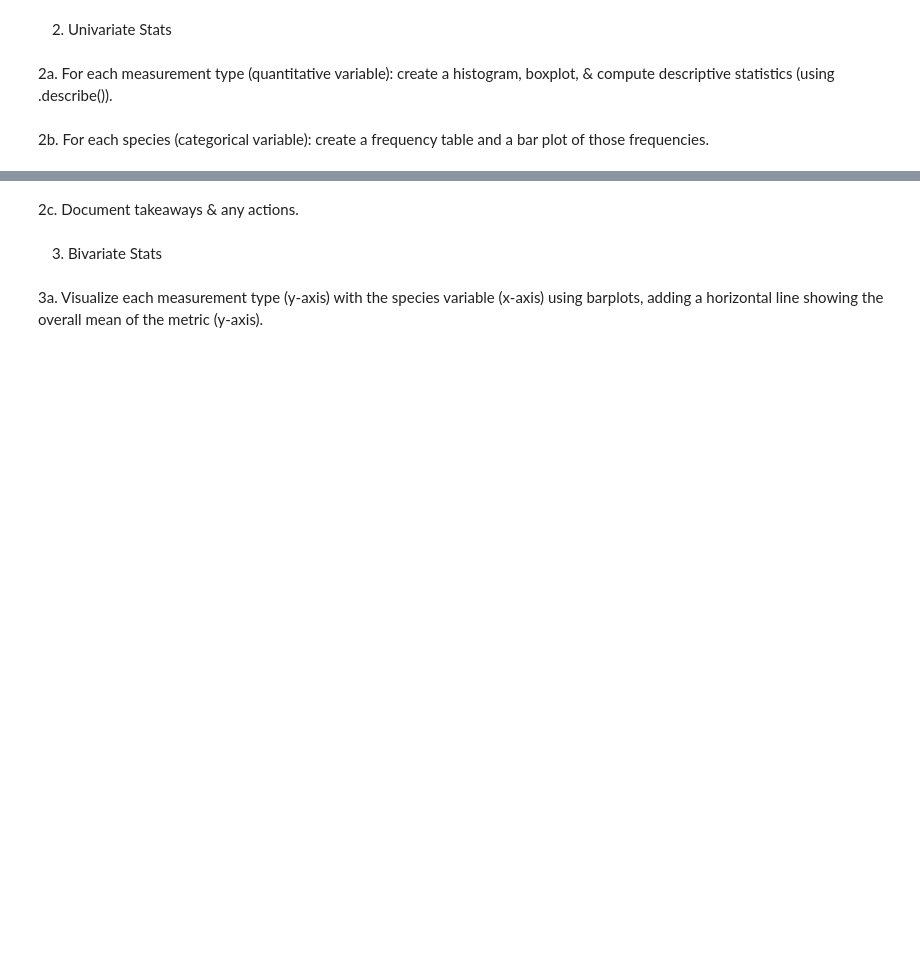
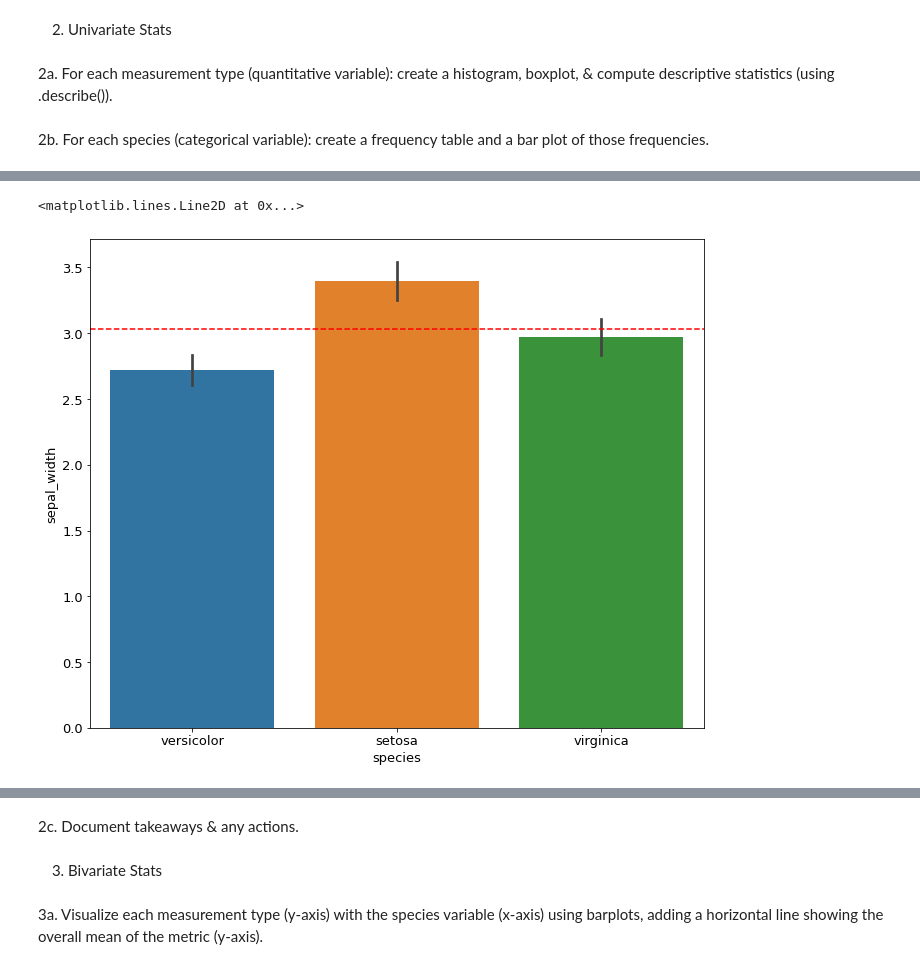
Before and after one commit to Tyler-Applegate/classification-exercises, a Jupyter notebook: classification_exercises.ipynb, the cells around one changed output, grey strips where cells are left out. Cells and saved outputs as stored; diff of their text form; code cells hidden in the pictures; blank space fills up the shorter version.

```diff
--- a/classification_exercises.ipynb
+++ b/classification_exercises.ipynb
@@ -359,0 +374,8 @@ iris_quant_vars = ['sepal_length', 'sepal_width', 'petal_length', 'petal_width']
+# %%
+# sepal width
+mean=iris_train['sepal_width'].mean()
+tsw = sns.barplot(data = iris_train, y = 'sepal_width', x ='species' )
+tsw.axhline(mean, color='r', linestyle='--')
+# %% [output]
+<matplotlib.lines.Line2D at 0x...>
+[figure, added]
```
Also changed, not shown: parts of 6 cells of this notebook.
